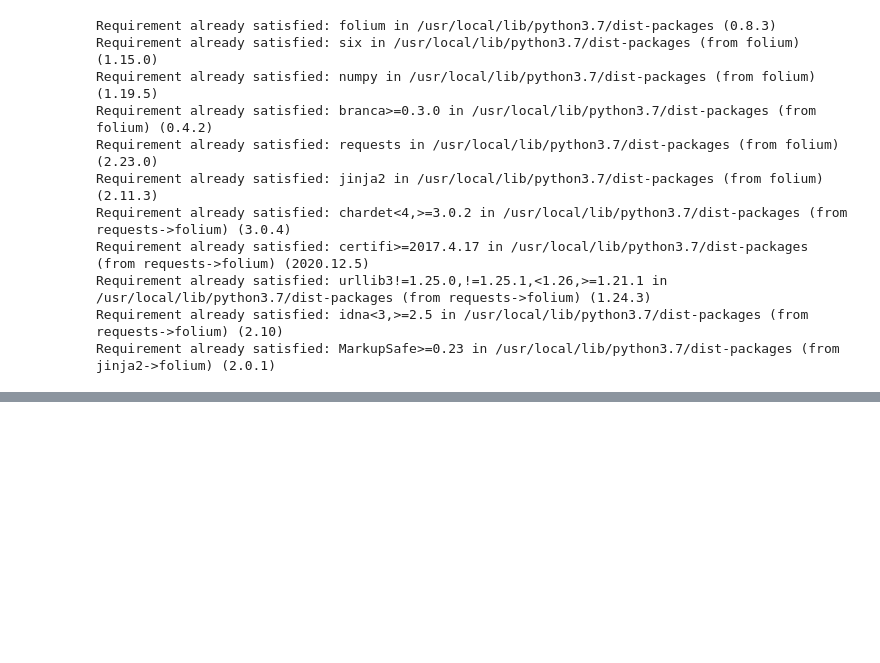
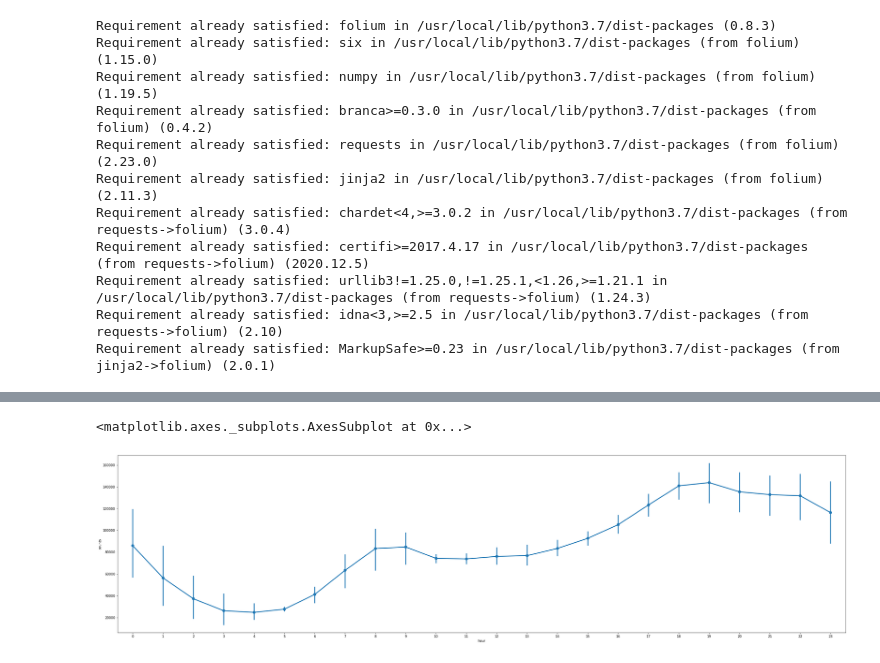
Before and after one commit to Aboubacar2012/Data_Analysis_Project, a Jupyter notebook: Uber_Data_Analysis.ipynb, the cells around one changed output, grey strips where cells are left out. Drawn from its saved outputs; the diff is of its cells as text; code cells hidden in the pictures; blank space fills up the shorter version.

```diff
--- a/Uber_Data_Analysis.ipynb
+++ b/Uber_Data_Analysis.ipynb
@@ -658,0 +758,4 @@ RecursionError: ignored
+# %%
+# Let's transform it into dataset
+summary=uber_15.groupby(['weekday','hour'])['Pickup_date'].count().reset_index()
+summary
@@ -658,0 +776,2 @@ RecursionError: ignored
+# %%
+summary.columns=['weekday','hour','counts']
@@ -658,0 +787,7 @@ RecursionError: ignored
+# %%
+# Plot count by hour
+plt.figure(figsize=(40,10))
+sns.pointplot(x='hour', y='counts', data=summary)
+# %% [output]
+<matplotlib.axes._subplots.AxesSubplot at 0x...>
+[figure, added]
```
Also changed, not shown: parts of 35 cells of this notebook.
